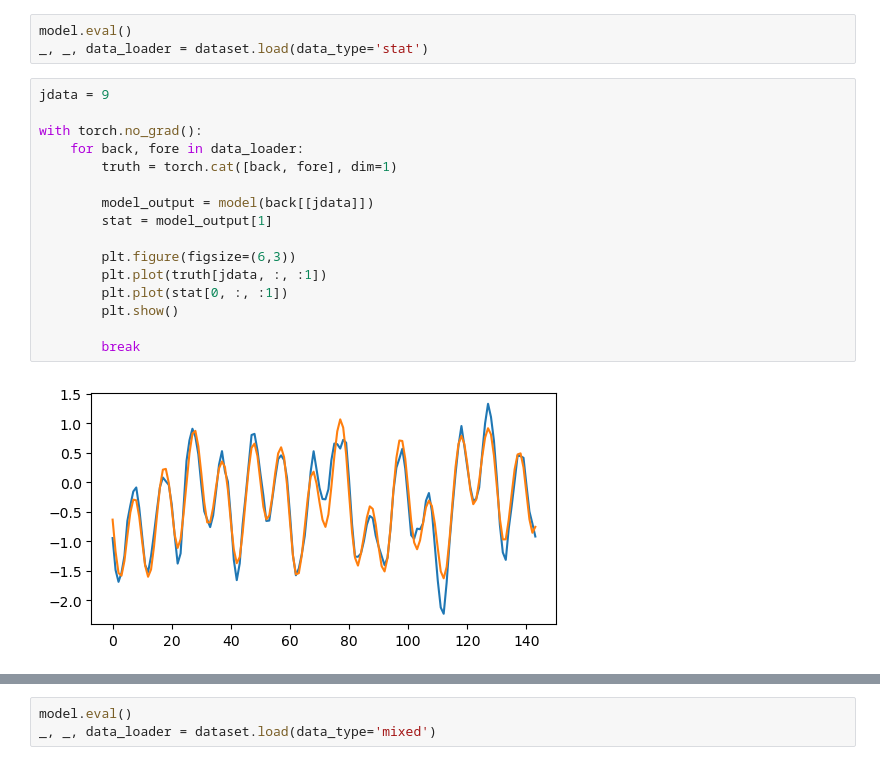
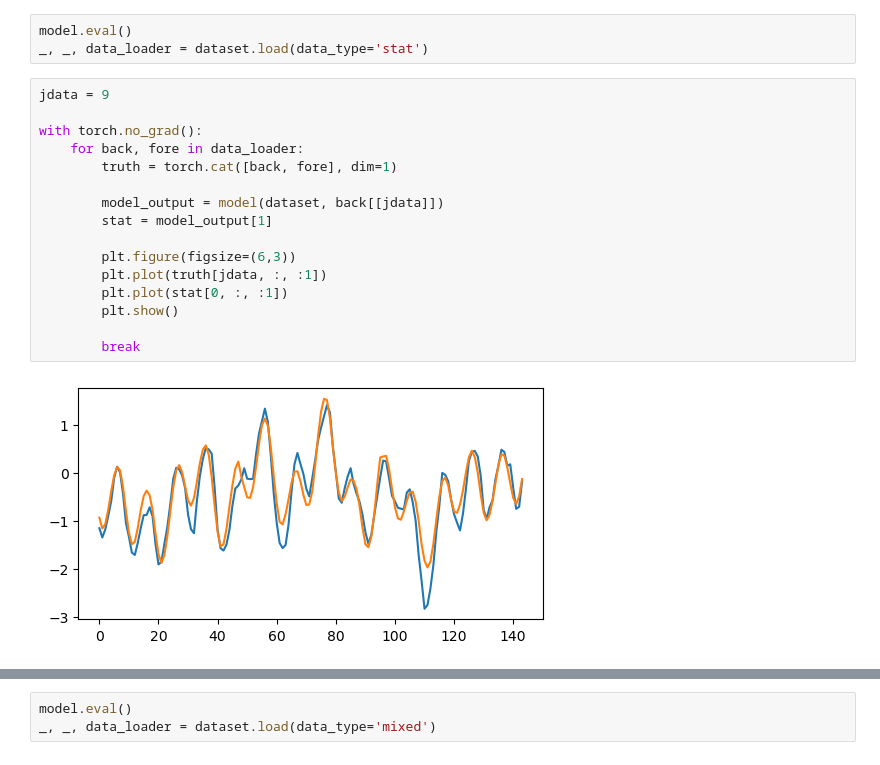
Before and after one commit to maalberg/kind, a Jupyter notebook: notebooks/kalman/04_tesla_kind_train.ipynb, the cells around one changed output, grey strips where cells are left out. Saved outputs shown, nothing was run; the diff lists cells and outputs as text.

```diff
--- a/notebooks/kalman/04_tesla_kind_train.ipynb
+++ b/notebooks/kalman/04_tesla_kind_train.ipynb
@@ -76,21 +76,21 @@ _, _, data_loader = dataset.load(data_type='stat')
 # %%
 jdata = 9
 
 with torch.no_grad():
     for back, fore in data_loader:
         truth = torch.cat([back, fore], dim=1)
 
-        model_output = model(back[[jdata]])
+        model_output = model(dataset, back[[jdata]])
         stat = model_output[1]
 
         plt.figure(figsize=(6,3))
         plt.plot(truth[jdata, :, :1])
         plt.plot(stat[0, :, :1])
         plt.show()
 
         break
 # %% [output]
-[figure, old version]
+[figure, new version]
 # %%
 model.train()
 model.fit_next()
```
Also changed, not shown: parts of 8 cells of this notebook, 5 other files.
